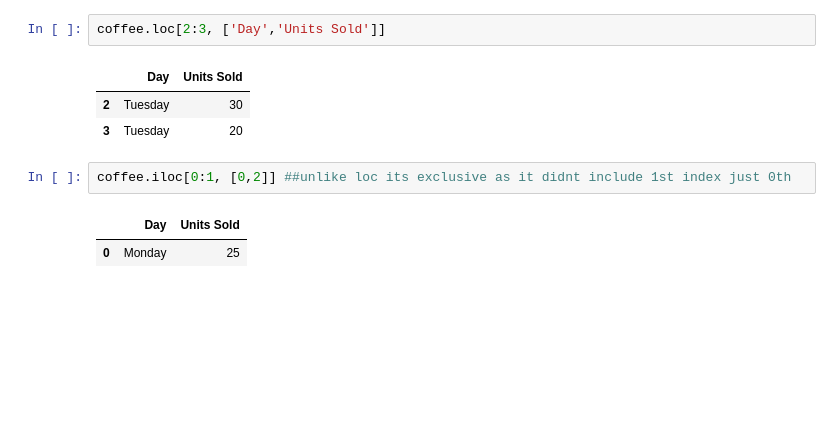
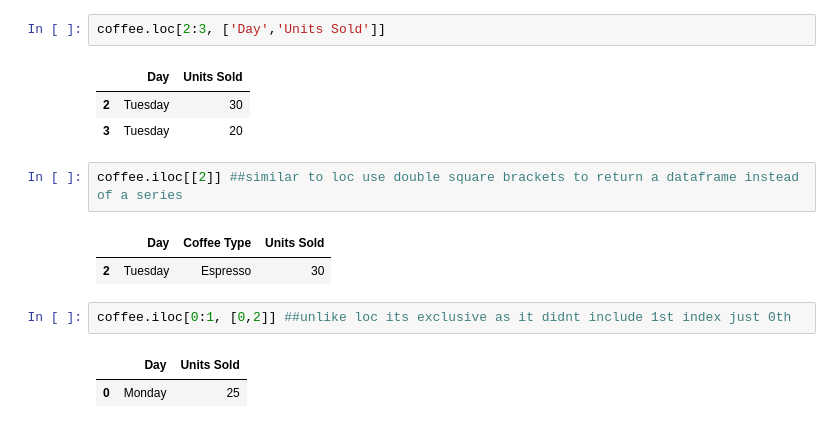
Before and after one commit to anmolzz-10/Pandas-tutorial, a Jupyter notebook: tutorial.ipynb, the cells around one changed output. Saved outputs shown, nothing was run; the diff lists cells and outputs as text; blank space fills up the shorter version.

```diff
--- a/tutorial.ipynb
+++ b/tutorial.ipynb
@@ -181,6 +186,11 @@ coffee.loc[2:3, ['Day','Units Sold']]
 |  | Day | Units Sold |
 | 2 | Tuesday | 30 |
 | 3 | Tuesday | 20 |
+# %%
+coffee.iloc[[2]] ##similar to loc use double square brackets to return a dataframe instead of a series
+# %% [output]
+|  | Day | Coffee Type | Units Sold |
+| 2 | Tuesday | Espresso | 30 |
 # %%
 coffee.iloc[0:1, [0,2]] ##unlike loc its exclusive as it didnt include 1st index just 0th
 # %% [output]
```
Also changed, not shown: parts of 3 cells of this notebook.
